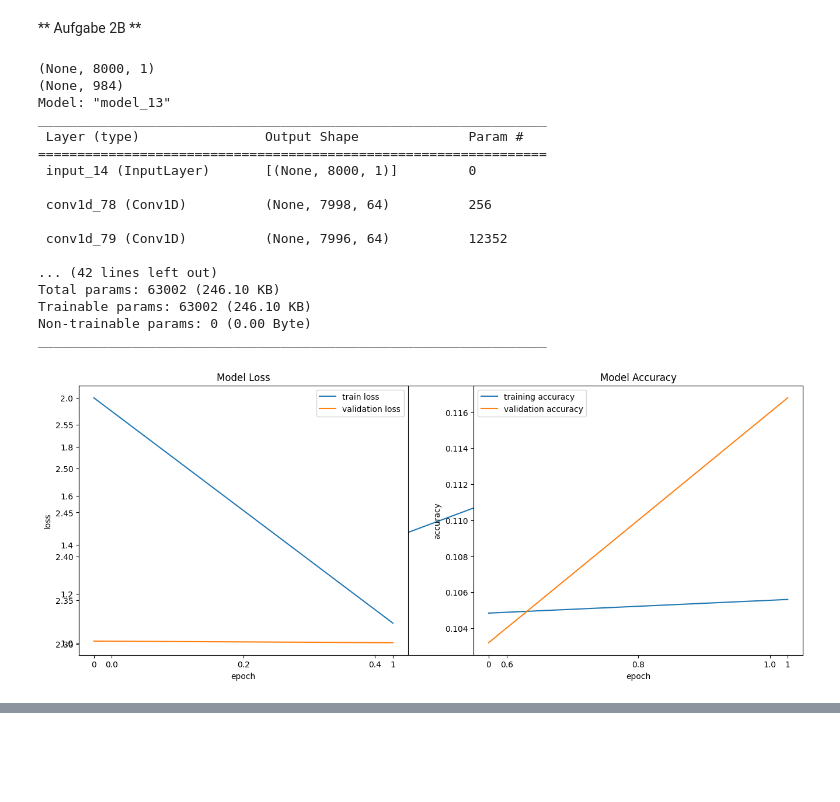
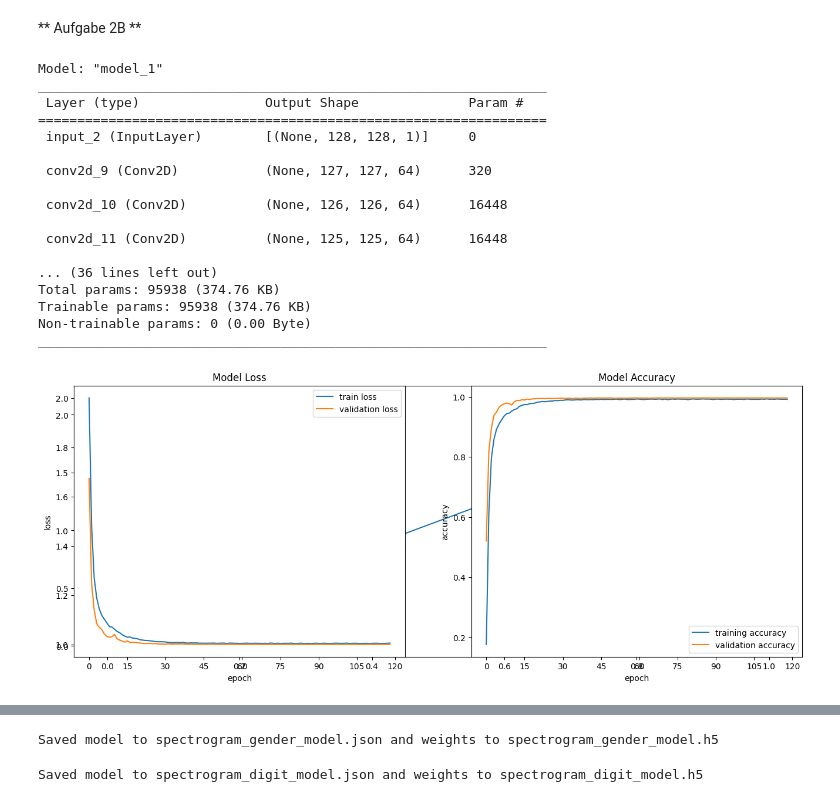
Before and after one commit to schmalto/lab7, a Jupyter notebook: lab7.ipynb, the cells around one changed output, grey strips where cells are left out. Cells and saved outputs as stored; diff of their text form; code cells hidden in the pictures; blank space fills up the shorter version.

Commit message:
first solution

```diff
--- a/lab7.ipynb
+++ b/lab7.ipynb
@@ -244,71 +269,69 @@ model.summary()
 ** Aufgabe 2B **
 # %%
 inputs = keras.layers.Input(shape=(128,128,1))
-x = inputs  # Don't flatten until after your 2D layers
-x = Conv1D(64, 3, activation='relu', strides=(1))(x)
-x = Conv1D(64, 3, activation='relu', strides=(1))(x)
-x = Conv1D(64, 3, activation='relu', strides=(1))(x)
-x = MaxPool1D(4, name='first_layer')(x)
+x = inputs
+
+x = Conv2D(64, 2, activation='relu', strides=(1))(x)
+x = Conv2D(64, 2, activation='relu', strides=(1))(x)
+x = Conv2D(64, 2, activation='relu', strides=(1))(x)
+x = MaxPool2D(2, name='first_layer')(x)
   #x = Dropout(0.25)(x)
 x = Dropout(0.25)(x)
 
 
-x = Conv1D(32, 3, activation='relu', strides=(1))(x)
-x = Conv1D(32, 3, activation='relu', strides=(1))(x)
-x = Conv1D(32, 3, activation='relu', strides=(1))(x)
-x = MaxPool1D(4, name='second_layer')(x)
+x = Conv2D(32, 2, activation='relu', strides=(1))(x)
+x = Conv2D(32, 2, activation='relu', strides=(1))(x)
+x = Conv2D(32, 2, activation='relu', strides=(1))(x)
+x = MaxPool2D(2, name='second_layer')(x)
 x = Dropout(0.25)(x)
 
 
-x = Conv1D(8, 3, activation='relu', strides=(1))(x)
-x = Conv1D(8, 3, activation='relu', strides=(1))(x)
-x = Conv1D(8, 3, activation='relu', strides=(1))(x)
-x = MaxPool1D(4, name='end_layer')(x)
+x = Conv2D(8, 2, activation='relu', strides=(1))(x)
+x = Conv2D(8, 2, activation='relu', strides=(1))(x)
+x = Conv2D(8, 2, activation='relu', strides=(1))(x)
+x = MaxPool2D(2, name='end_layer')(x)
 x = Dropout(0.25)(x)
 
 x = Flatten()(x)
-#x = Dense(512, activation='relu')(x)
-x = Dense(24, activation='relu')(x)
-#x = Dropout(0.5)(x)
-x = Dropout(0.3)(x)
-#x = Dense(128, activation='relu')(x)
-x = Dense(16, activation='relu')(x)
-x = Dropout(0.25)(x)
-x = Dense(16, activation='relu')(x)
 
+x = Dropout(0.225)(x)
+x = Dense(32, activation='relu')(x)
+x = Dense(32, activation='relu')(x)
+#x = Dropout(0.25)(x)
+#x = Dense(4, activation='sigmoid')(x)
 
 predictions = Dense(10, activation='softmax')(x)
 
 model = keras.models.Model(inputs=inputs, outputs=predictions)
-opt = keras.optimizers.Adam(learning_rate=0.0001)
+opt = keras.optimizers.Adam(learning_rate=0.001)
 model.compile(optimizer=opt,
                     loss='categorical_crossentropy',
                     metrics=['accuracy'])
 model.summary()
 # %% [output]
-(None, 8000, 1)
-(None, 984)
-Model: "model_13"
+Model: "model_1"
 _________________________________________________________________
  Layer (type)                Output Shape              Param #
 =================================================================
- input_14 (InputLayer)       [(None, 8000, 1)]         0
+ input_2 (InputLayer)        [(None, 128, 128, 1)]     0
 
- conv1d_78 (Conv1D)          (None, 7998, 64)          256
+ conv2d_9 (Conv2D)           (None, 127, 127, 64)      320
 
- conv1d_79 (Conv1D)          (None, 7996, 64)          12352
+ conv2d_10 (Conv2D)          (None, 126, 126, 64)      16448
 
-... (42 lines left out)
-Total params: 63002 (246.10 KB)
-Trainable params: 63002 (246.10 KB)
+ conv2d_11 (Conv2D)          (None, 125, 125, 64)      16448
+
+... (36 lines left out)
+Total params: 95938 (374.76 KB)
+Trainable params: 95938 (374.76 KB)
 Non-trainable params: 0 (0.00 Byte)
 _________________________________________________________________
 # %%
 num_epochs = 300
 pltCallBack = PlotLossAccuracy()
 model.fit(X_train_spectrum, Y_train,
-        batch_size=256, epochs=num_epochs,
+        batch_size=64, epochs=num_epochs,
         validation_data=(X_validation_spectrum, Y_validation),
         callbacks=[pltCallBack, c_schedule])
 # %% [output]
-[figure, old version]
+[figure, new version]
@@ -321,8 +344,12 @@ save_model_to_disk(model_1A, 'waveform_gender_model')
 model_1B = # Figure this out
 save_model_to_disk(model_1B, 'waveform_digit_model')
 # %%
-model_2A = model # Figure this out
+model_2A =  # Figure this out
 save_model_to_disk(model_2A, 'spectrogram_gender_model')
+# %% [output]
+Saved model to spectrogram_gender_model.json and weights to spectrogram_gender_model.h5
 # %%
-model_2B = # Figure this out
+model_2B = model# Figure this out
 save_model_to_disk(model_2B, 'spectrogram_digit_model')
+# %% [output]
+Saved model to spectrogram_digit_model.json and weights to spectrogram_digit_model.h5
```
Also changed, not shown: parts of 4 cells of this notebook.
